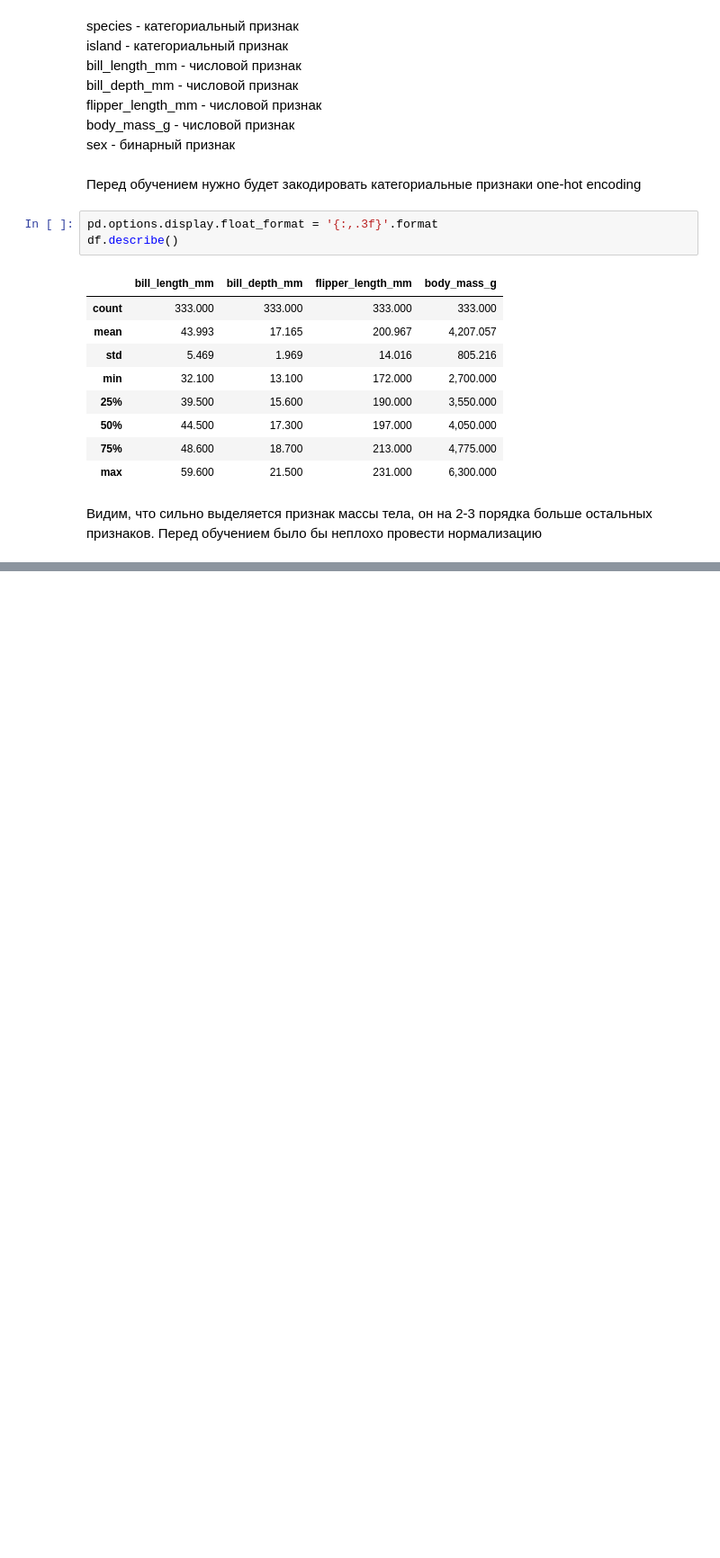
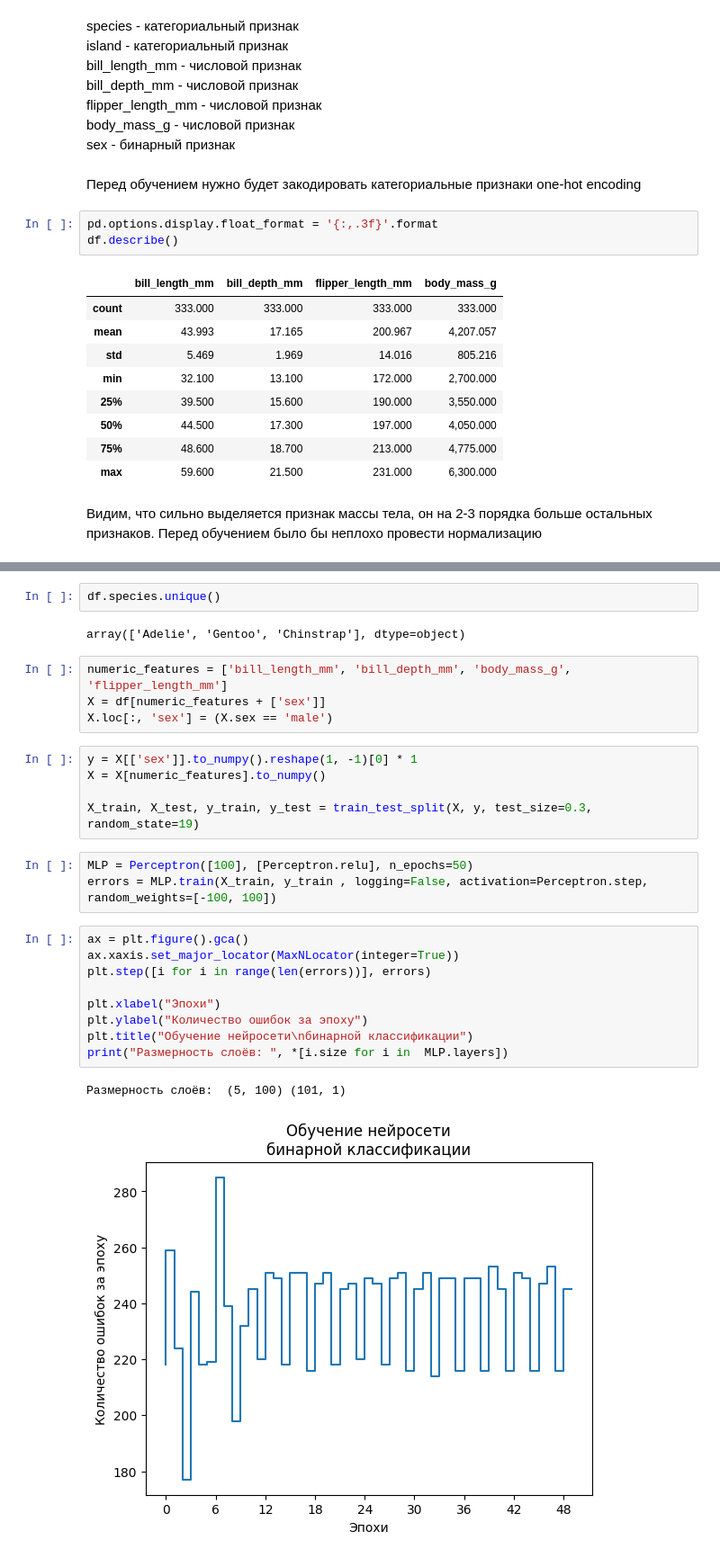
Before and after one commit to J0hnLenin/DL, a Jupyter notebook: DL3.ipynb, the cells around one changed output, grey strips where cells are left out. Shown at 90% size. Drawn from its saved outputs; the diff is of its cells as text; blank space fills up the shorter version.

```diff
--- a/DL3.ipynb
+++ b/DL3.ipynb
@@ -91,0 +221,28 @@ Index(['species', 'island', 'bill_length_mm', 'bill_depth_mm',
+# %%
+df.species.unique()
+# %% [output]
+array(['Adelie', 'Gentoo', 'Chinstrap'], dtype=object)
+# %%
+numeric_features = ['bill_length_mm', 'bill_depth_mm', 'body_mass_g', 'flipper_length_mm']
+X = df[numeric_features + ['sex']]
+X.loc[:, 'sex'] = (X.sex == 'male')
+# %%
+y = X[['sex']].to_numpy().reshape(1, -1)[0] * 1
+X = X[numeric_features].to_numpy()
+
+X_train, X_test, y_train, y_test = train_test_split(X, y, test_size=0.3, random_state=19)
+# %%
+MLP = Perceptron([100], [Perceptron.relu], n_epochs=50)
+errors = MLP.train(X_train, y_train , logging=False, activation=Perceptron.step, random_weights=[-100, 100])
+# %%
+ax = plt.figure().gca()
+ax.xaxis.set_major_locator(MaxNLocator(integer=True))
+plt.step([i for i in range(len(errors))], errors)
+
+plt.xlabel("Эпохи")
+plt.ylabel("Количество ошибок за эпоху")
+plt.title("Обучение нейросети\nбинарной классификации")
+print("Размерность слоёв: ", *[i.size for i in  MLP.layers])
+# %% [output]
+Размерность слоёв:  (5, 100) (101, 1)
+[figure, added]
```
Also changed, not shown: parts of 4 cells of this notebook.
